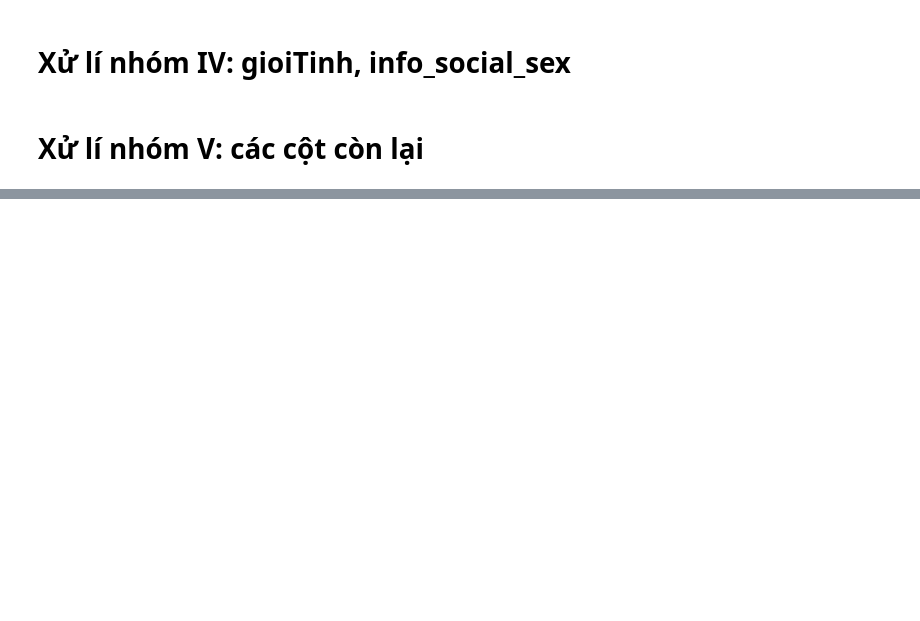
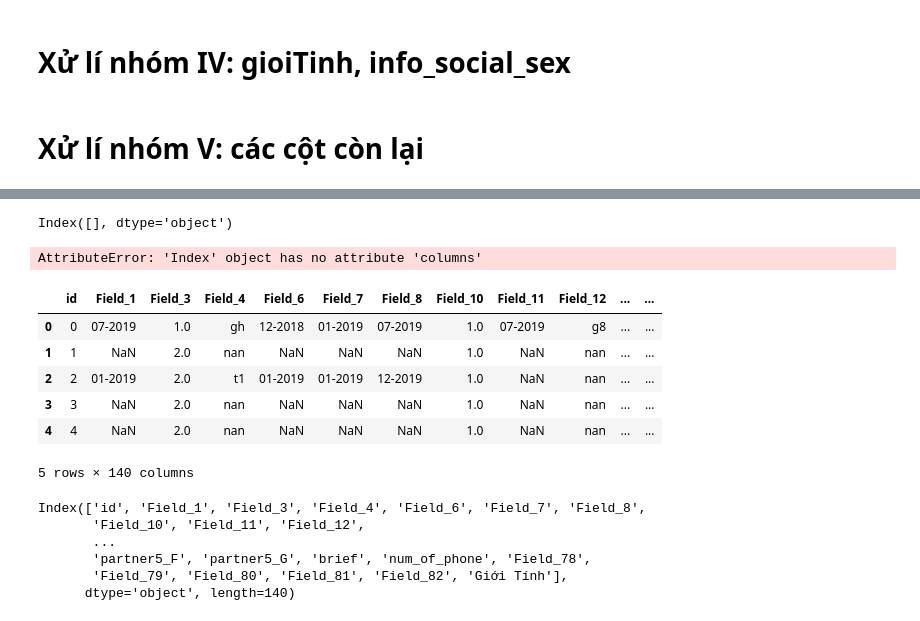
Before and after one commit to Electron-Group/kalapa-model, a Jupyter notebook: Third Challenge.ipynb, the cells around one changed output, grey strips where cells are left out. Cells and saved outputs as stored; diff of their text form; code cells hidden in the pictures; blank space fills up the shorter version.

```diff
--- a/Third Challenge.ipynb
+++ b/Third Challenge.ipynb
@@ -225,0 +396,53 @@ df_all_feature = transform(df_all.copy())
+# %%
+categoric_cols = df_all_feature.select_dtypes(include = ["object"]).columns
+categoric_cols
+# %% [output]
+Index([], dtype='object')
+# %%
+#fill mising cho loại categoric sử dụng MODE
+def fill_mode_train(categoric_cols):
+    for col in categoric_cols.columns:
+        mode = categoric_cols[col].mode().iloc[0]
+        categoric_cols[col] = categoric_cols[col].fillna(mode)
+    return categoric_cols
+categoric_cols = fill_mode_train(categoric_cols)
+# %% [output]
+AttributeError: 'Index' object has no attribute 'columns'
+# %%
+def missing_numeric(df):
+    numeric_cols = df_all_feature.select_dtypes(include = ["int", "float"] ).columns
+    for i in numeric_cols:
+        df[i] = df[i].fillna(df[i].median())
+    return df
+
+def missing_categoric(df):
+    categoric_cols = df_all_feature.select_dtypes(include = ["object"]).columns
+    for i in categoric_cols:
+        df[i] = df[i].fillna(df[f].mode()[0])
+    return df
+
+def transform_feature(df):
+    df = missing_numeric(df)
+    df = missing_categoric(df)
+    return df
+# %%
+df_all_fe = transform_feature(df_all_feature)
+# %%
+df_all_fe.head()
+# %% [output]
+|  | id | Field_1 | Field_3 | Field_4 | Field_6 | Field_7 | Field_8 | Field_10 | Field_11 | Field_12 | ... | ... |
+| 0 | 0 | 07-2019 | 1.0 | gh | 12-2018 | 01-2019 | 07-2019 | 1.0 | 07-2019 | g8 | ... | ... |
+| 1 | 1 | NaN | 2.0 | nan | NaN | NaN | NaN | 1.0 | NaN | nan | ... | ... |
+| 2 | 2 | 01-2019 | 2.0 | t1 | 01-2019 | 01-2019 | 12-2019 | 1.0 | NaN | nan | ... | ... |
+| 3 | 3 | NaN | 2.0 | nan | NaN | NaN | NaN | 1.0 | NaN | nan | ... | ... |
+| 4 | 4 | NaN | 2.0 | nan | NaN | NaN | NaN | 1.0 | NaN | nan | ... | ... |
+5 rows × 140 columns
+# %%
+df_all_fe.columns
+# %% [output]
+Index(['id', 'Field_1', 'Field_3', 'Field_4', 'Field_6', 'Field_7', 'Field_8',
+       'Field_10', 'Field_11', 'Field_12',
+       ...
+       'partner5_F', 'partner5_G', 'brief', 'num_of_phone', 'Field_78',
+       'Field_79', 'Field_80', 'Field_81', 'Field_82', 'Giới Tính'],
+      dtype='object', length=140)
```
Also changed, not shown: parts of 43 cells of this notebook, 1 other file.
